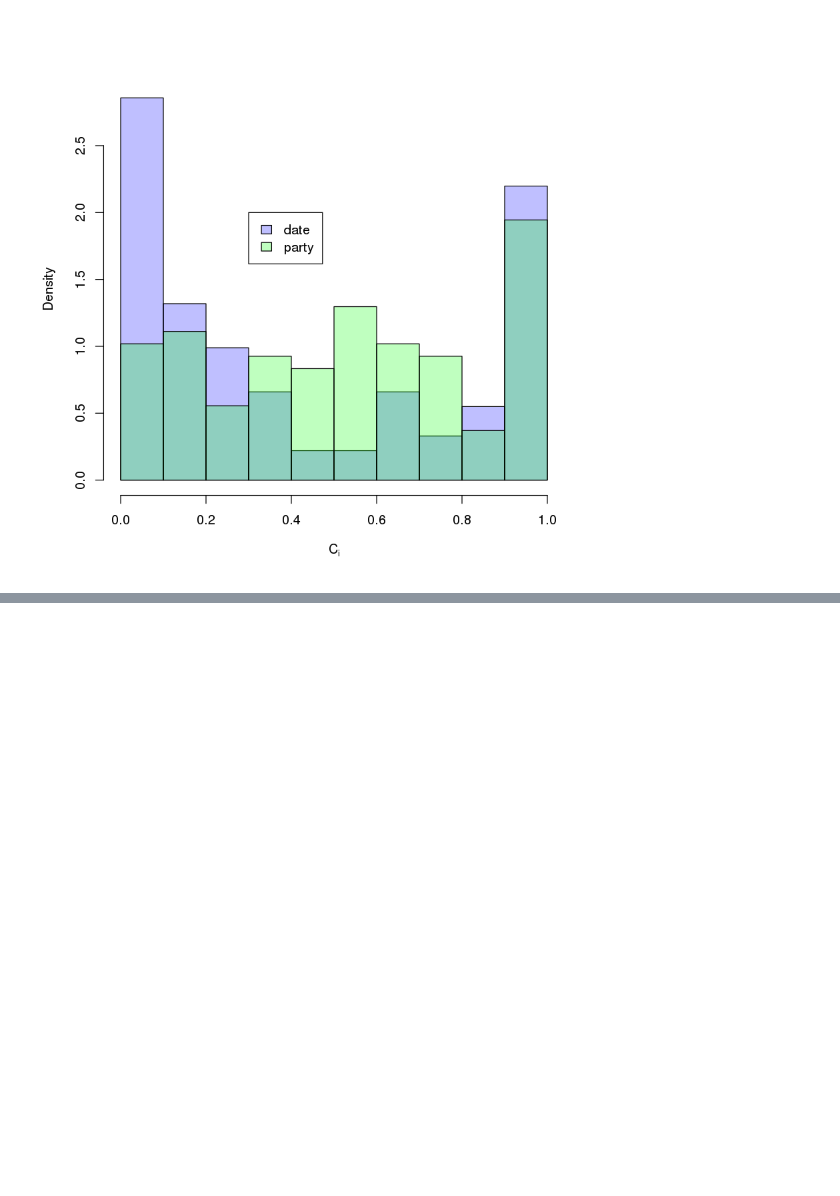
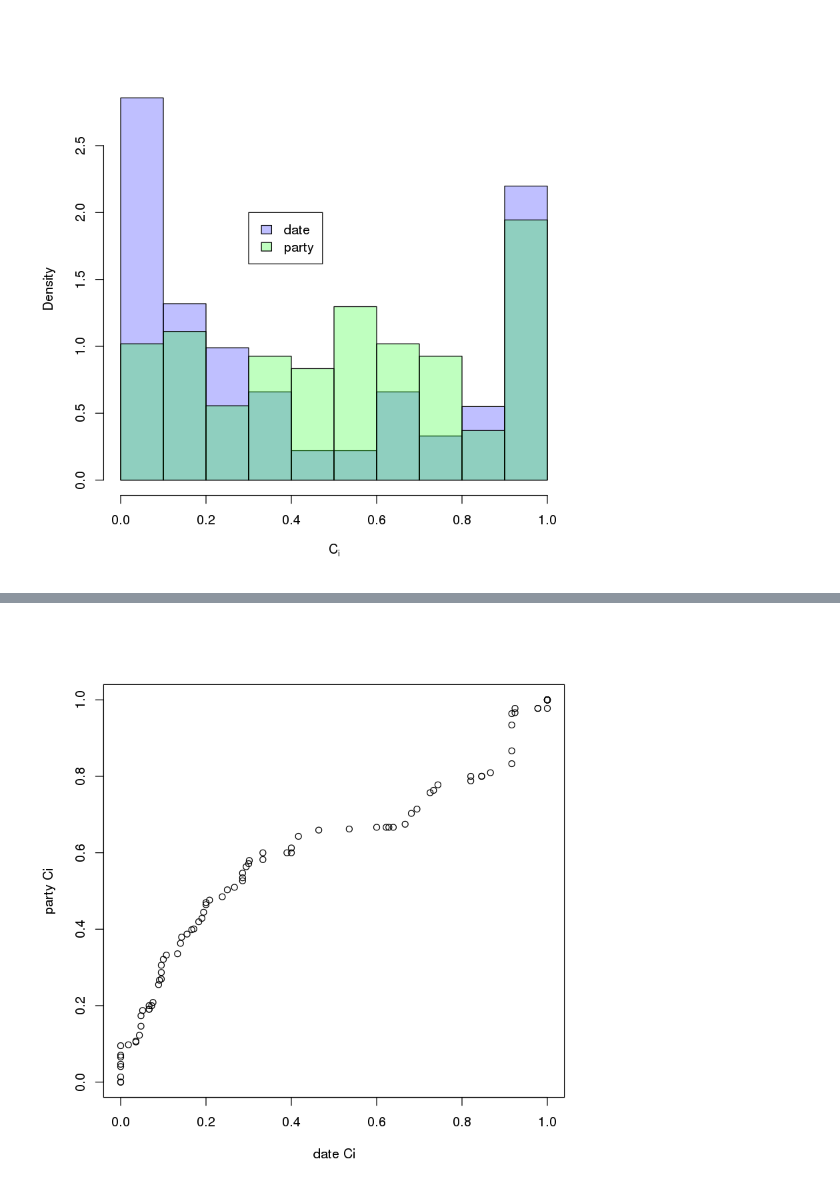
Before and after one commit to ramseylab/networkscompbio, a Jupyter notebook: class17_partyhubs_R.ipynb, the cells around one changed output, grey strips where cells are left out. Drawn from its saved outputs; the diff is of its cells as text; code cells hidden in the pictures; blank space fills up the shorter version.

```diff
--- a/class17_partyhubs_R.ipynb
+++ b/class17_partyhubs_R.ipynb
@@ -57,0 +68,4 @@ legend(0.3, 2, legend=c("date","party"), fill=c(rgb(0,0,1,1/4),rgb(0,1,0,1/4)))
+# %%
+qqplot(local_clust_coeffs[date_hub_inds],local_clust_coeffs[party_hub_inds],xlab="date Ci",ylab="party Ci")
+# %% [output]
+[figure, added]
```
Also changed, not shown: parts of 1 cell of this notebook.
